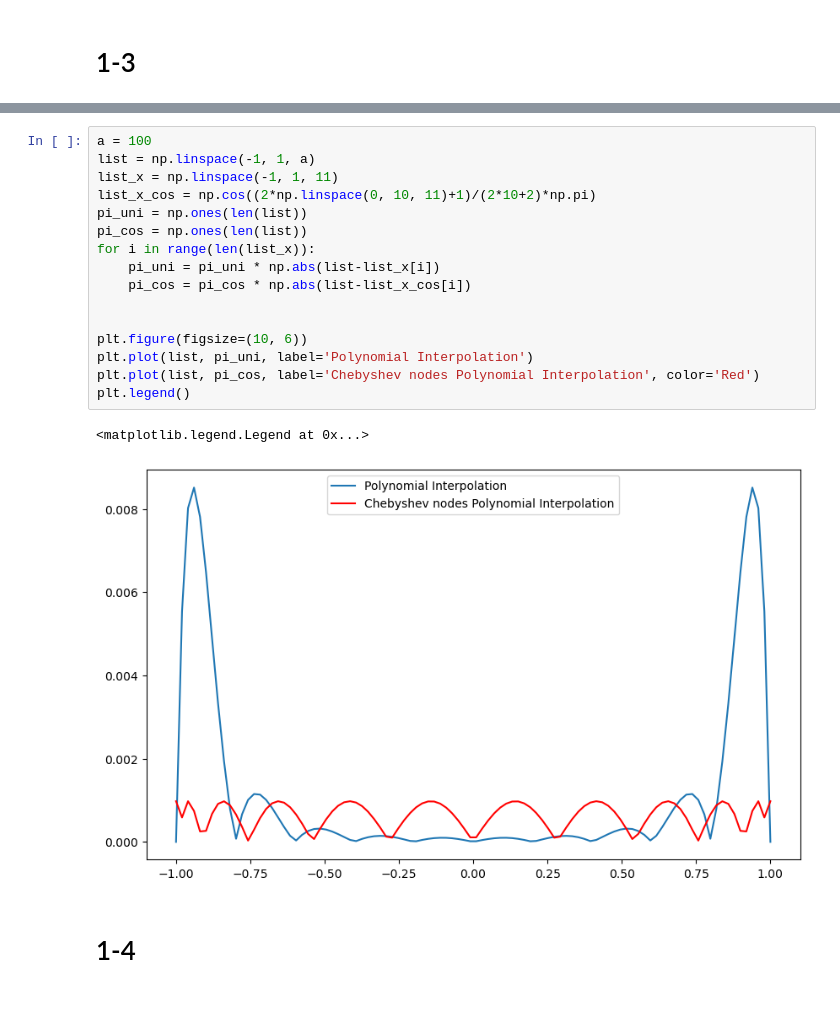
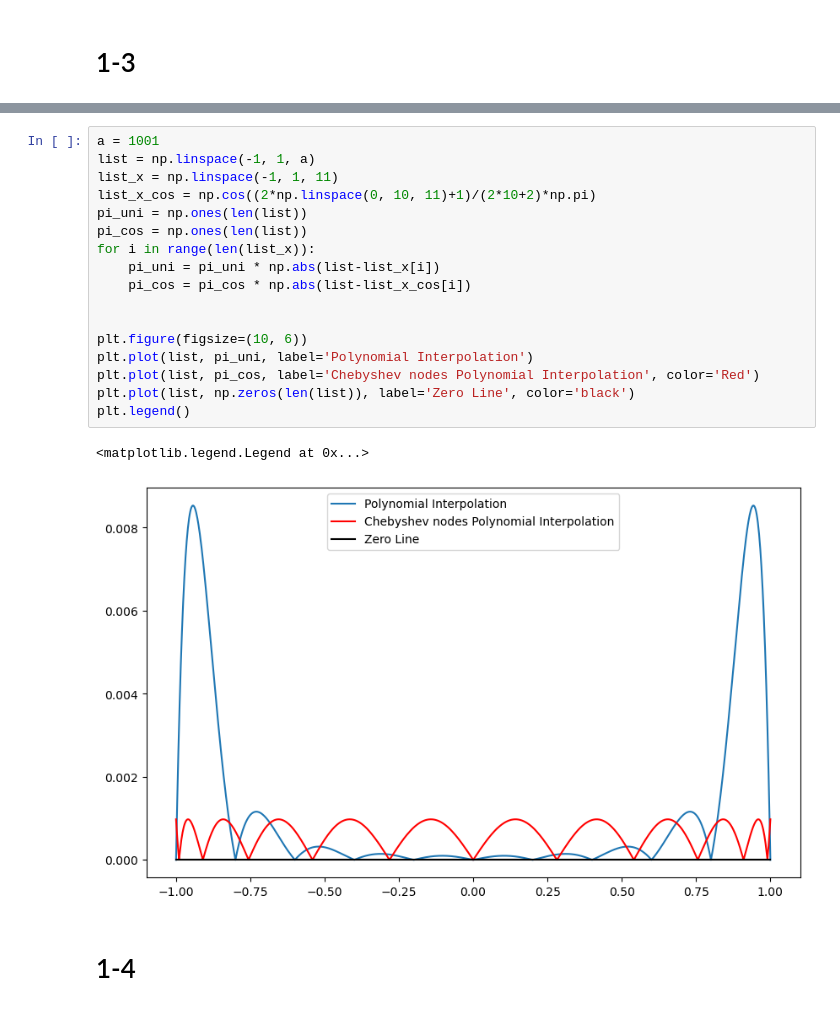
Before and after one commit to bonjovij/CSE--, a Jupyter notebook: Week 1/과제2.ipynb, the cells around one changed output, grey strips where cells are left out. Cells and saved outputs as stored; diff of their text form.

```diff
--- a/Week 1/과제2.ipynb
+++ b/Week 1/과제2.ipynb
@@ -70,22 +90,23 @@ plt.legend()
 # %%
-a = 100
+a = 1001
 list = np.linspace(-1, 1, a)
 list_x = np.linspace(-1, 1, 11)
 list_x_cos = np.cos((2*np.linspace(0, 10, 11)+1)/(2*10+2)*np.pi)
 pi_uni = np.ones(len(list))
 pi_cos = np.ones(len(list))
 for i in range(len(list_x)):
     pi_uni = pi_uni * np.abs(list-list_x[i])
     pi_cos = pi_cos * np.abs(list-list_x_cos[i])
 
 
 plt.figure(figsize=(10, 6))
 plt.plot(list, pi_uni, label='Polynomial Interpolation')
 plt.plot(list, pi_cos, label='Chebyshev nodes Polynomial Interpolation', color='Red')
+plt.plot(list, np.zeros(len(list)), label='Zero Line', color='black')
 plt.legend()
 # %% [output]
 <matplotlib.legend.Legend at 0x...>
-[figure, old version]
+[figure, new version]
 # %% [markdown]
 # 1-4
 # %% [markdown]
```
Also changed, not shown: parts of 1 cell of this notebook.
